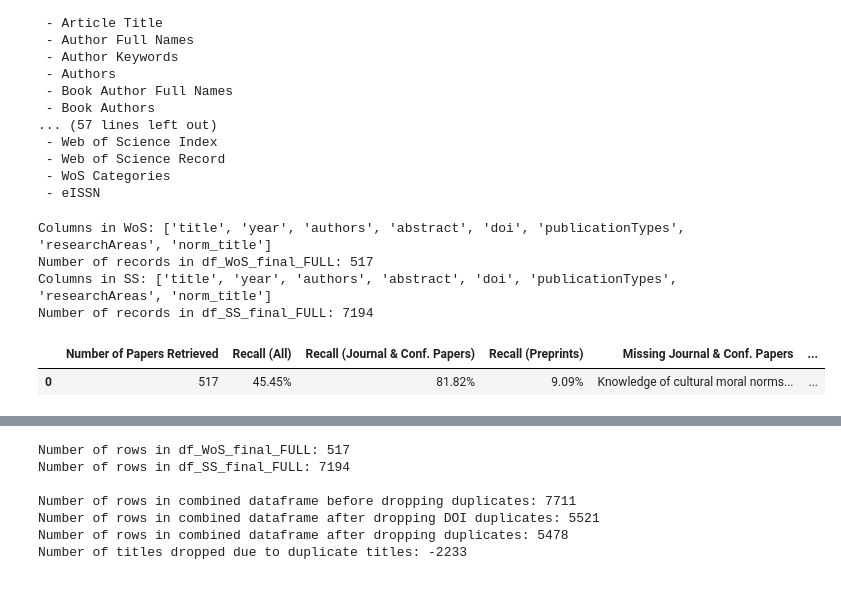
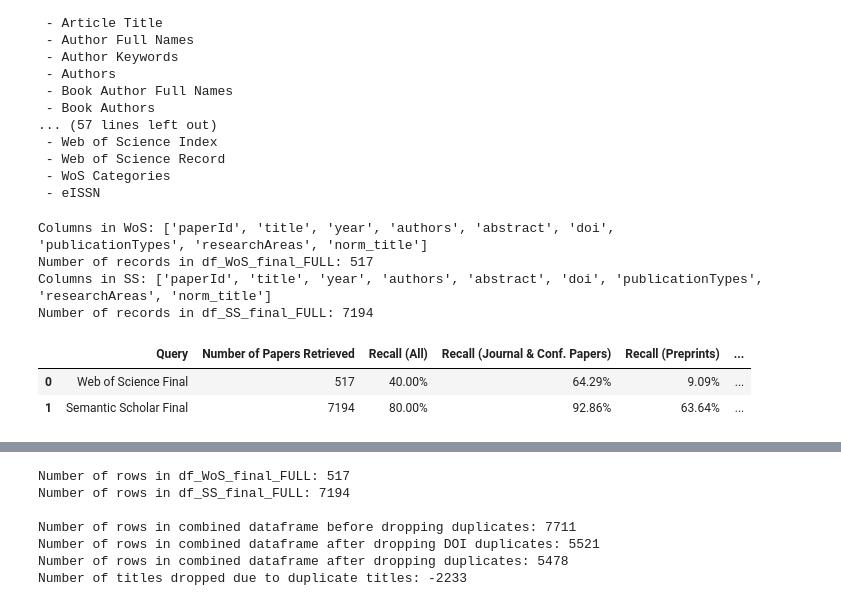
Before and after one commit to haoting-chan/AIRESIL, a Jupyter notebook: Database_extraction.ipynb, the cells around one changed output, grey strips where cells are left out. Saved outputs shown, nothing was run; the diff lists cells and outputs as text; code cells hidden in the pictures.

```diff
--- a/Database_extraction.ipynb
+++ b/Database_extraction.ipynb
@@ -1202,9 +1293,8 @@ recall_table_Elicit
 # Final Full Fetch
 # %%
 # Fetch the FULL final SS dataframe
-df_SS_final_FULL_raw = ss_fetch_bulk("ss_llm_survey_simA", year_filter="2000-", max_papers = 7194)
-
-df_SS_final_FULL_raw.to_csv("results_ss/df_SS_final_FULL.csv", index=False)
+#df_SS_final_FULL_raw = ss_fetch_bulk("ss_llm_survey_simA", year_filter="2000-", max_papers = 7194)
+#df_SS_final_FULL_raw.to_csv("results_ss/df_SS_final_FULL.csv", index=False)
 
 df_SS_final_FULL_raw = pd.read_csv("results_ss/df_SS_final_FULL.csv")
 print(f"Number of records in FULL final SS dataframe: {len(df_SS_final_FULL_raw)}")
@@ -1253,15 +1368,16 @@ df_WoS_final_FULL = df_WoS_final_FULL_raw.rename(columns={"Article Title": "titl
                                                           'Document Type': 'publicationTypes',
                                                           'DOI': 'doi',
                                                           "Research Areas": "researchAreas",
-                                                          "Author Full Names": "authors",})
+                                                          "Author Full Names": "authors",
+                                                          'UT (Unique WOS ID)': 'paperId'})
 df_WoS_final_FULL['norm_title'] = df_WoS_final_FULL['title'].map(normalize_title)
-df_WoS_final_FULL = df_WoS_final_FULL[['title', 'year', 'authors', 'abstract', 'doi', 'publicationTypes', 'researchAreas', 'norm_title']]
+df_WoS_final_FULL = df_WoS_final_FULL[['paperId', 'title', 'year', 'authors', 'abstract', 'doi', 'publicationTypes', 'researchAreas', 'norm_title']]
 
 # SS
 df_SS_final_FULL = df_SS_final_FULL_raw.rename(columns={"s2FieldsOfStudy": "researchAreas"})
 df_SS_final_FULL['publicationTypes'] = df_SS_final_FULL['publicationTypes'].apply(lambda x: ', '.join(x) if isinstance(x, list) else str(x))
 df_SS_final_FULL['norm_title'] = df_SS_final_FULL['title'].map(normalize_title)
-df_SS_final_FULL = df_SS_final_FULL[['title', 'year', 'authors', 'abstract', 'doi', 'publicationTypes', 'researchAreas', 'norm_title']]
+df_SS_final_FULL = df_SS_final_FULL[['paperId', 'title', 'year', 'authors', 'abstract', 'doi', 'publicationTypes', 'researchAreas', 'norm_title']]
 
 
 print(f'Columns in WoS: {df_WoS_final_FULL.columns.tolist()}')
@@ -1269,15 +1385,22 @@ print(f'Number of records in df_WoS_final_FULL: {len(df_WoS_final_FULL)}')
 print(f'Columns in SS: {df_SS_final_FULL.columns.tolist()}')
 print(f'Number of records in df_SS_final_FULL: {len(df_SS_final_FULL)}')
 # %% [output]
-Columns in WoS: ['title', 'year', 'authors', 'abstract', 'doi', 'publicationTypes', 'researchAreas', 'norm_title']
+Columns in WoS: ['paperId', 'title', 'year', 'authors', 'abstract', 'doi', 'publicationTypes', 'researchAreas', 'norm_title']
 Number of records in df_WoS_final_FULL: 517
-Columns in SS: ['title', 'year', 'authors', 'abstract', 'doi', 'publicationTypes', 'researchAreas', 'norm_title']
+Columns in SS: ['paperId', 'title', 'year', 'authors', 'abstract', 'doi', 'publicationTypes', 'researchAreas', 'norm_title']
 Number of records in df_SS_final_FULL: 7194
 # %%
-calc_recall_with_missing(df_WoS_final_FULL)
+# calculate recall of df_WoS_final_FULL and df_SS_final_FULL
+final_recall_results = {
+    "Web of Science Final": calc_recall_with_missing(df_WoS_final_FULL),
+    "Semantic Scholar Final": calc_recall_with_missing(df_SS_final_FULL),
+}
+pd.concat(final_recall_results.values(),
+                               keys=final_recall_results.keys()).reset_index(level=1, drop=True).reset_index().rename(columns={"index": "Query"})
 # %% [output]
-|  | Number of Papers Retrieved | Recall (All) | Recall (Journal & Conf. Papers) | Recall (Preprints) | Missing Journal & Conf. Papers | ... |
-| 0 | 517 | 45.45% | 81.82% | 9.09% | Knowledge of cultural moral norms... | ... |
+|  | Query | Number of Papers Retrieved | Recall (All) | Recall (Journal & Conf. Papers) | Recall (Preprints) | ... |
+| 0 | Web of Science Final | 517 | 40.00% | 64.29% | 9.09% | ... |
+| 1 | Semantic Scholar Final | 7194 | 80.00% | 92.86% | 63.64% | ... |
 # %%
 # compare the doi of df_WoS_final and df_WoS_final_FULL, do they match?
 wos_doi_set = set(df_WoS_LLM_and_Survey_and_SimulationA_clean['doi'].dropna().unique())
```
Also changed, not shown: parts of 27 cells of this notebook, 6 other files.
